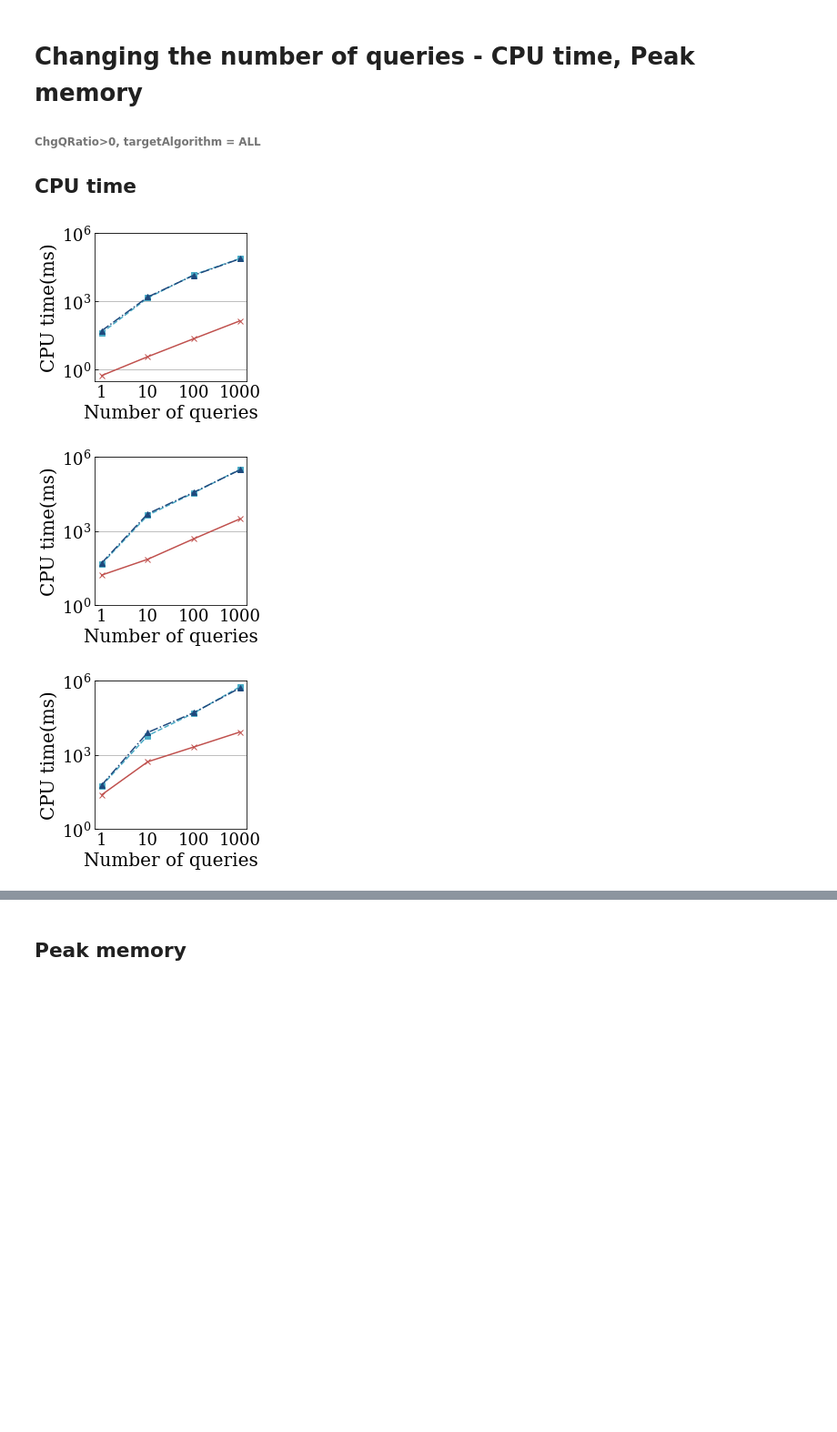
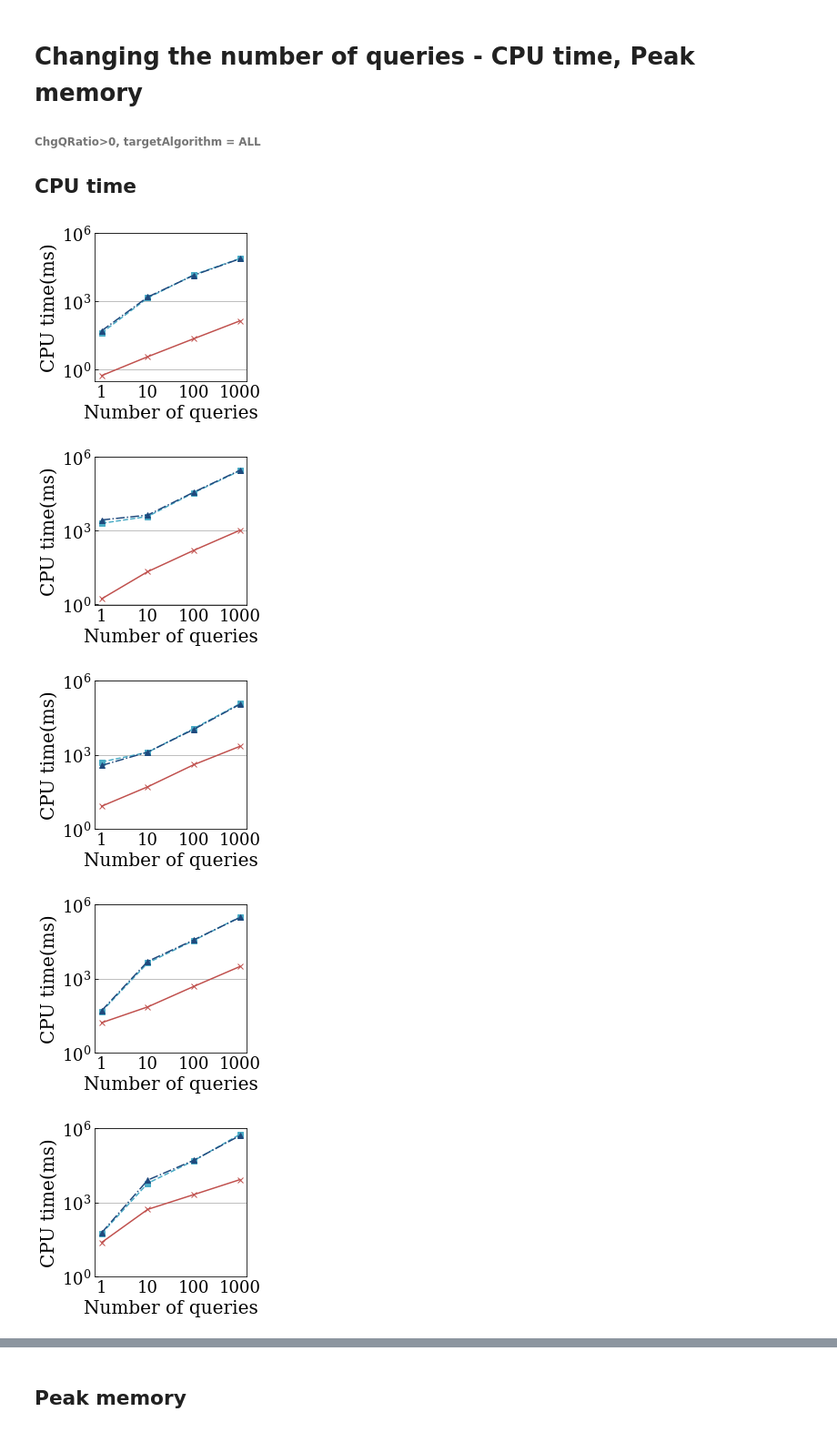
Before and after one commit to YoojuShin/SIGMOD2021LogScript, a Jupyter notebook: figure_script.ipynb, the cells around one changed output, grey strips where cells are left out. Shown at 91% size. Drawn from its saved outputs; the diff is of its cells as text; code cells hidden in the pictures; blank space fills up the shorter version.

```diff
--- a/figure_script.ipynb
+++ b/figure_script.ipynb
@@ -432,33 +436,35 @@ fig_leg.savefig("Figures/"+'Overall_Legend.pdf', bbox_inches='tight', format='pd
 # df4 = preprocessing("HPC")
 # df5 = preprocessing("EM")
 # df6 = preprocessing("FC")
 # df = pd.concat([df1,df2,df3,df4,df5,df6])
 df = preprocessing("result_default_numQuery")
 df.to_excel(os.getcwd()+"/Metadata/result_default_numQuery.xlsx")
 
-for dataname in dataset_small:
+for dataname in dataset:
     graphdf = df.loc[(df["Dataset"]==dataname) & (df['ChgQRatio']>0)]\
         .pivot(index="Queryset",columns="Method",values="Time")
 
     graphdf.reindex(index=dataset)
     fig = plt.figure(figsize=figsize_q)
     ax = fig.add_subplot(1,1,1)
 
     for i, algname in enumerate(target_alg_q):
         ax.plot(graphdf[algname], linestyle=algo_line[algname], marker=algo_marker[algname], color=algo_color[algname])
     ax.set_yscale("log")
     ax.set_xlabel("Number of queries", fontsize=FONTSIZE_XLABEL_q)
     ax.set_ylabel('CPU time(ms)', fontsize=FONTSIZE_YLABEL_q)
     ax.grid(b=True,which="major",axis='y',zorder=0)
     ax.set_xticklabels([1,10,100,1000])
     ax.tick_params(axis='x', which ='both', length = 0)
     ax.tick_params(axis='x', labelsize=FONTSIZE_XTICK_q)
     ax.tick_params(axis='y', labelsize=FONTSIZE_YTICK_q)
     ax.tick_params(axis='y', which ='minor', length = 0)
     ax.tick_params(axis='y', which ='major', direction='in')
     plt.yticks([1,10**3,10**6])
     plt.savefig("Figures/"+'QueryNum_'+dataname+'_CpuTime.pdf', bbox_inches='tight', format='pdf')
 # %% [output]
 [figure]
-[figure, old version]
+[figure, new version]
-[figure, old version]
+[figure, new version]
+[figure, added]
+[figure, added]
```
Also changed, not shown: parts of 15 cells of this notebook, 40 other files.
